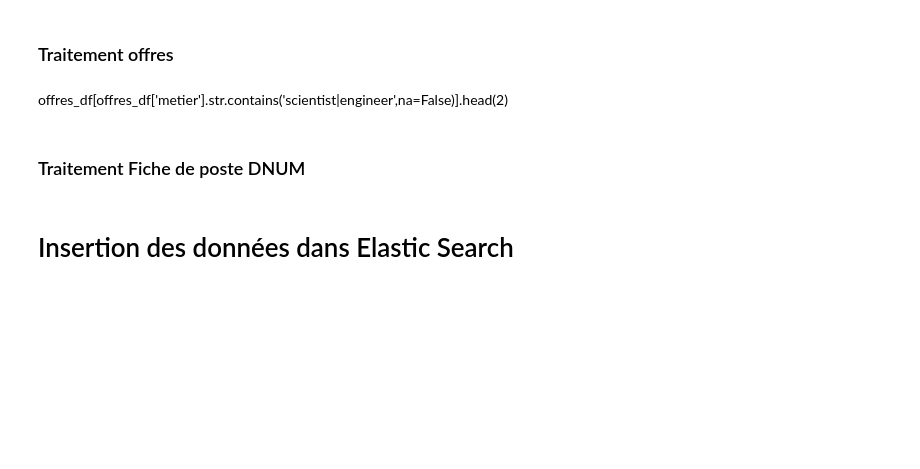
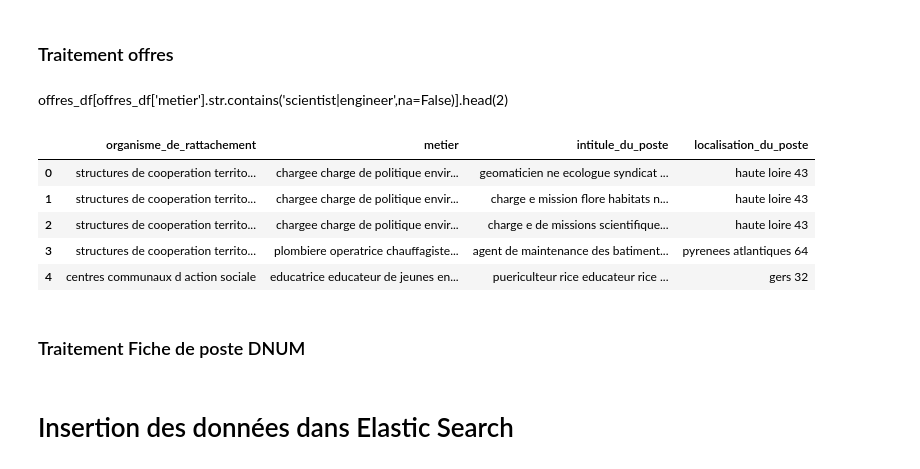
Before and after one commit to johnplt/ted, a Jupyter notebook: notebook/ted.ipynb, the cells around one changed output. Drawn from its saved outputs; the diff is of its cells as text; code cells hidden in the pictures; blank space fills up the shorter version.

```diff
--- a/notebook/ted.ipynb
+++ b/notebook/ted.ipynb
@@ -160,6 +160,15 @@ offres_df_clean = ( offres_df
 )
 # %%
 offres_df_clean = offres_df_clean[['organisme_de_rattachement','metier','intitule_du_poste','localisation_du_poste']] #offres_df_clean[offres_df_clean['metier'].str.contains("ux designer",na=False)|offres_df_clean['intitule_du_poste'].str.contains("data designer",na=False)].head(5)
+# %%
+offres_df_clean.head(5)
+# %% [output]
+|  | organisme_de_rattachement | metier | intitule_du_poste | localisation_du_poste |
+| 0 | structures de cooperation territo... | chargee charge de politique envir... | geomaticien ne ecologue syndicat ... | haute loire 43 |
+| 1 | structures de cooperation territo... | chargee charge de politique envir... | charge e mission flore habitats n... | haute loire 43 |
+| 2 | structures de cooperation territo... | chargee charge de politique envir... | charge e de missions scientifique... | haute loire 43 |
+| 3 | structures de cooperation territo... | plombiere operatrice chauffagiste... | agent de maintenance des batiment... | pyrenees atlantiques 64 |
+| 4 | centres communaux d action sociale | educatrice educateur de jeunes en... | puericulteur rice educateur rice ... | gers 32 |
 # %% [markdown]
 ### Traitement Fiche de poste DNUM
 # %%
```
Also changed, not shown: parts of 4 cells of this notebook.
